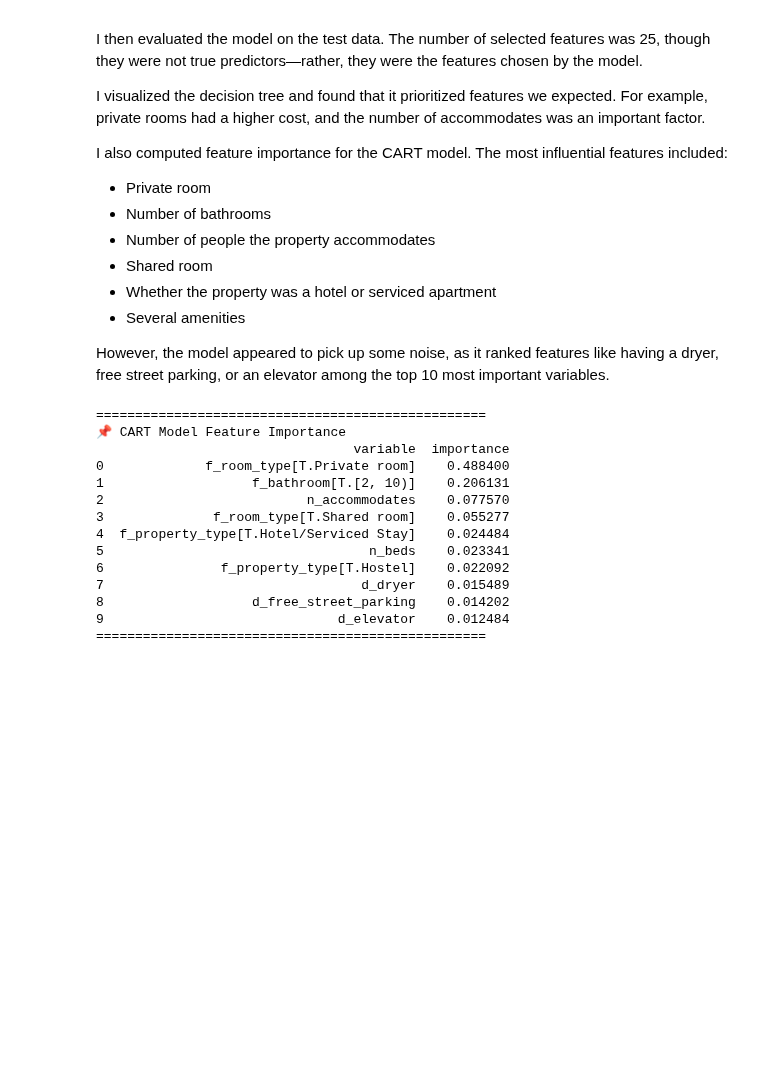
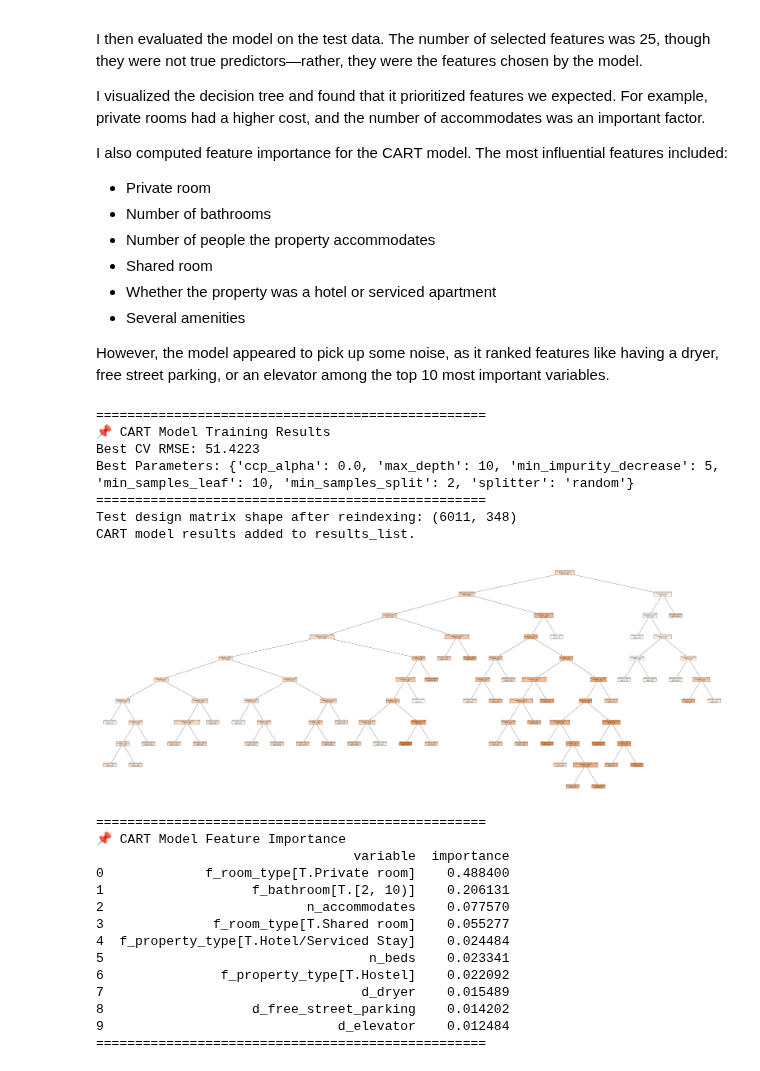
Before and after one commit to ghadena/DA3, a Jupyter notebook: assignment_1/asssignment.ipynb, the cells around one changed output. Drawn from its saved outputs; the diff is of its cells as text; code cells hidden in the pictures; blank space fills up the shorter version.

```diff
--- a/assignment_1/asssignment.ipynb
+++ b/assignment_1/asssignment.ipynb
@@ -546,10 +546,10 @@ start_time = time.time()
 # 📌 Define and Tune LASSO Model (Using ElasticNet with L1 Ratio = 1)
 # ----------------------------
 lasso_model = ElasticNet(l1_ratio=1, fit_intercept=True)  # Pure LASSO (L1 Regularization)
-#lasso_param_grid = {'alpha': [0.21]}  # Using a fixed parameter for now
+lasso_param_grid = {'alpha': [0.21]}  # Using a fixed parameter for now
 # This is the initial search which took 3 minutes to run
-lasso_param_grid = {
-    "alpha": [i / 100 for i in range(1, 101, 10)]}
+# lasso_param_grid = {
+#     "alpha": [i / 100 for i in range(1, 101, 10)]}
 
 lasso_model_cv = GridSearchCV(
     lasso_model,
@@ -758,22 +758,22 @@ cart_model = DecisionTreeRegressor(random_state=20250217)
 # ----------------------------
 # 📌 Define the Best Found Parameter Grid (Pre-selected for Speed)
 # ----------------------------
-# param_grid = {
-#     "max_depth": [10],
-#     "min_impurity_decrease": [5],
-#     "min_samples_leaf": [10],
-#     "splitter": ["random"]
-# }
+param_grid = {
+    "max_depth": [10],
+    "min_impurity_decrease": [5],
+    "min_samples_leaf": [10],
+    "splitter": ["random"]
+}
 
 # Here is the initial search I ran which took 25 minutes to run
 
-param_grid = {
-    "max_depth": [3, 5, 10, None],
-    "min_samples_split": [2, 5, 10, 20],
-    "min_samples_leaf": [1, 2, 5, 10],
-    "ccp_alpha": [0.0, 0.01, 0.05, 0.1], # Pruning parameter
-    "min_impurity_decrease": [1, 5, 10, 25, 45, 65],
-    "splitter": ["best", "random"]}
+# param_grid = {
+#     "max_depth": [3, 5, 10, None],
+#     "min_samples_split": [2, 5, 10, 20],
+#     "min_samples_leaf": [1, 2, 5, 10],
+#     "ccp_alpha": [0.0, 0.01, 0.05, 0.1], # Pruning parameter
+#     "min_impurity_decrease": [1, 5, 10, 25, 45, 65],
+#     "splitter": ["best", "random"]}
 
 # ----------------------------
 # 📌 Perform Grid Search with Cross-Validation
@@ -822,33 +822,42 @@ test_rmse = np.sqrt(mean_squared_error(y_test, y_pred_test))
 # Compute Test R²
 test_r2 = r2_score(y_test, y_pred_test)
 
 # ----------------------------
 # 📌 Compute Number of Predictors Used in CART Model
 # ----------------------------
 # Count only the features with nonzero importance
 num_predictors_cart = sum(best_cart.feature_importances_ > 0)
 
 # ----------------------------
 # 📌 Store Results in Horse Race Table
 # ----------------------------
 results_list.append({
     "Model": "CART",
     "Execution Time (s)": round(execution_time, 4),
     "Num Predictors": num_predictors_cart,
     "Train RMSE": round(train_rmse, 4),
     "CV RMSE (5-Fold)": round(-search.best_score_, 4),
     "Test RMSE": round(test_rmse, 4),
     "Test R-squared": round(test_r2, 4)
 })
 
 print("CART model results added to results_list.")
 
 # ----------------------------
 # 📌 Visualize the Decision Tree
 # ----------------------------
 plt.figure(figsize=(80, 30))
 plot_tree(best_cart, filled=True, feature_names=list(train_cols_2), rounded=True)
 plt.show()
+# %% [output]
+==================================================
+📌 CART Model Training Results
+Best CV RMSE: 51.4223
+Best Parameters: {'ccp_alpha': 0.0, 'max_depth': 10, 'min_impurity_decrease': 5, 'min_samples_leaf': 10, 'min_samples_split': 2, 'splitter': 'random'}
+==================================================
+Test design matrix shape after reindexing: (6011, 348)
+CART model results added to results_list.
+[figure, added]
 # %%
 # ----------------------------
 # 📌 Compute Feature Importance for CART Model
```
Also changed, not shown: parts of 8 cells of this notebook.
